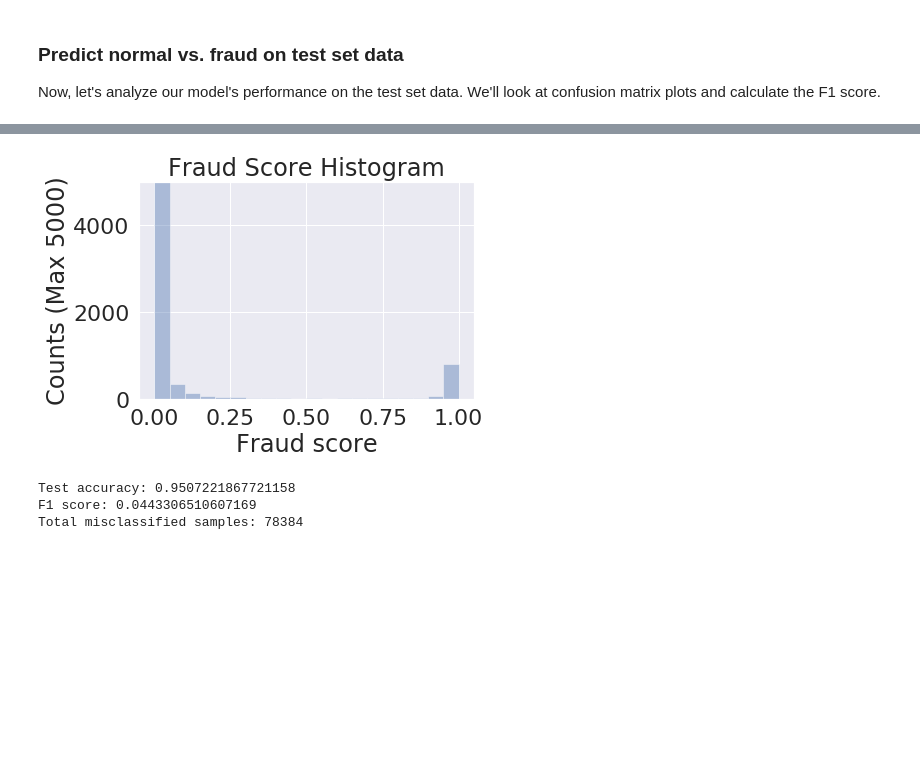
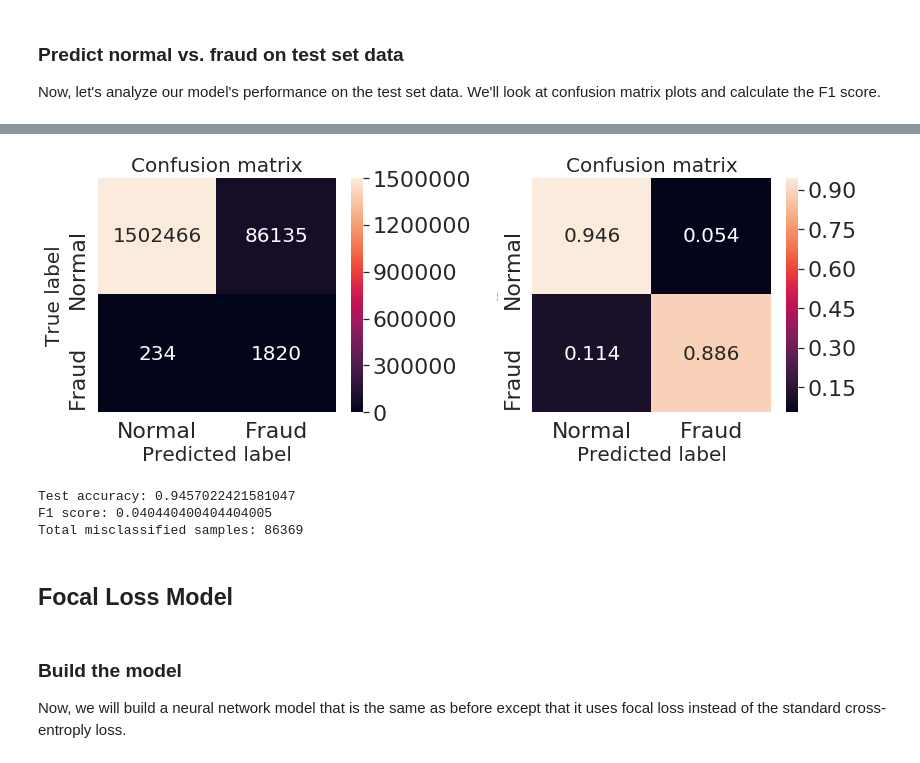
Before and after one commit to sheromon/Focal_Loss_Keras, a Jupyter notebook: src/keras_base_line.ipynb, the cells around one changed output, grey strips where cells are left out. Cells and saved outputs as stored; diff of their text form; code cells hidden in the pictures; blank space fills up the shorter version.

```diff
--- a/src/keras_base_line.ipynb
+++ b/src/keras_base_line.ipynb
@@ -199,17 +206,12 @@ plt.show()
-# %%
-plt.figure()
-sns.distplot(y_pred_test[:, 1], bins=20, kde=False);
-plt.ylim([0, 5000])
-plt.xlabel("Fraud score")
-plt.ylabel("Counts (Max 5000)")
-plt.title("Fraud Score Histogram")
-plt.show()
-# %% [output]
-[figure, removed]
+# %%
+confusion_matrix = plot_confusion_matrix(y_pred_test, y_test)
+# %% [output]
+[figure, added]
 # %%
 y_pred_test_class = y_pred_test[:, 1] > threshold
-accuracy = np.sum(y_test_class == y_pred_test_class) / len(y_test_class)
-f1_score = metrics.f1_score(y_test_class, y_pred_test_class)
+y_truth_test_class = y_test[:, 1] > threshold
+accuracy = np.sum(y_truth_test_class == y_pred_test_class) / len(y_truth_test_class)
+f1_score = metrics.f1_score(y_truth_test_class, y_pred_test_class)
 print("Test accuracy:", accuracy)
 print("F1 score:", f1_score)
 
@@ -217,6 +219,11 @@ values = confusion_matrix.view()
 error_count = values.sum() - np.trace(values)
 print("Total misclassified samples:", error_count)
 # %% [output]
-Test accuracy: 0.9507221867721158
-F1 score: 0.0443306510607169
-Total misclassified samples: 78384
+Test accuracy: 0.9457022421581047
+F1 score: 0.040440400404404005
+Total misclassified samples: 86369
+# %% [markdown]
+## Focal Loss Model
+# %% [markdown]
+### Build the model
+Now, we will build a neural network model that is the same as before except that it uses focal loss instead of the standard cross-entroply loss.
```
Also changed, not shown: parts of 30 cells of this notebook, 1 other file.
